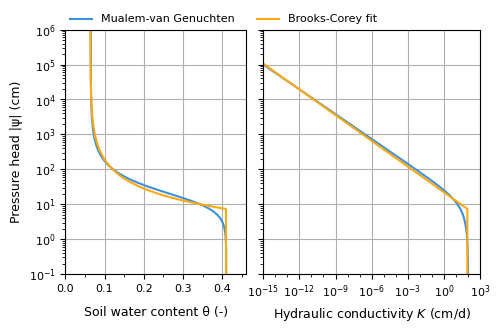
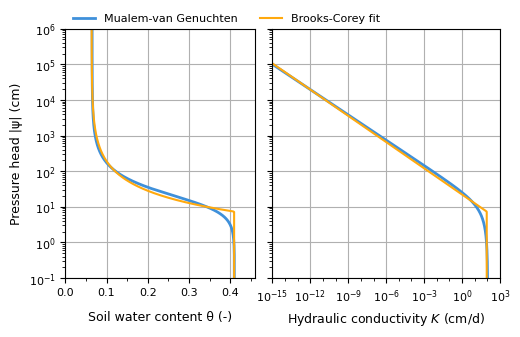
The notebook cell's code change between the first figure and the second:
--- before
+++ after
@@ -1,5 +1,7 @@
-fig, axes = plt.subplots(ncols=2, figsize=(5.0, 3.3), layout="tight", sharey=True, width_ratios=[1.0, 1.2])
-axes = pe.plot.curves(mg, axes=axes, label="Mualem-van Genuchten")
-axes = pe.plot.curves(bcf, axes=axes, label="Brooks-Corey fit")
+fig, axes = plt.subplots(
+    ncols=2, figsize=(5.2, 3.35), layout="tight", sharey=True, width_ratios=[1.0, 1.2]
+)
+axes = pe.plot.curves(mg, axes=axes, linewidth=2.0, label="Mualem-van Genuchten")
+axes = pe.plot.curves(bcf, axes=axes, linewidth=1.5, label="Brooks-Corey fit")
 
 axes[0].set_xlim(0.0, 0.46)

Commit: final figure tweaking